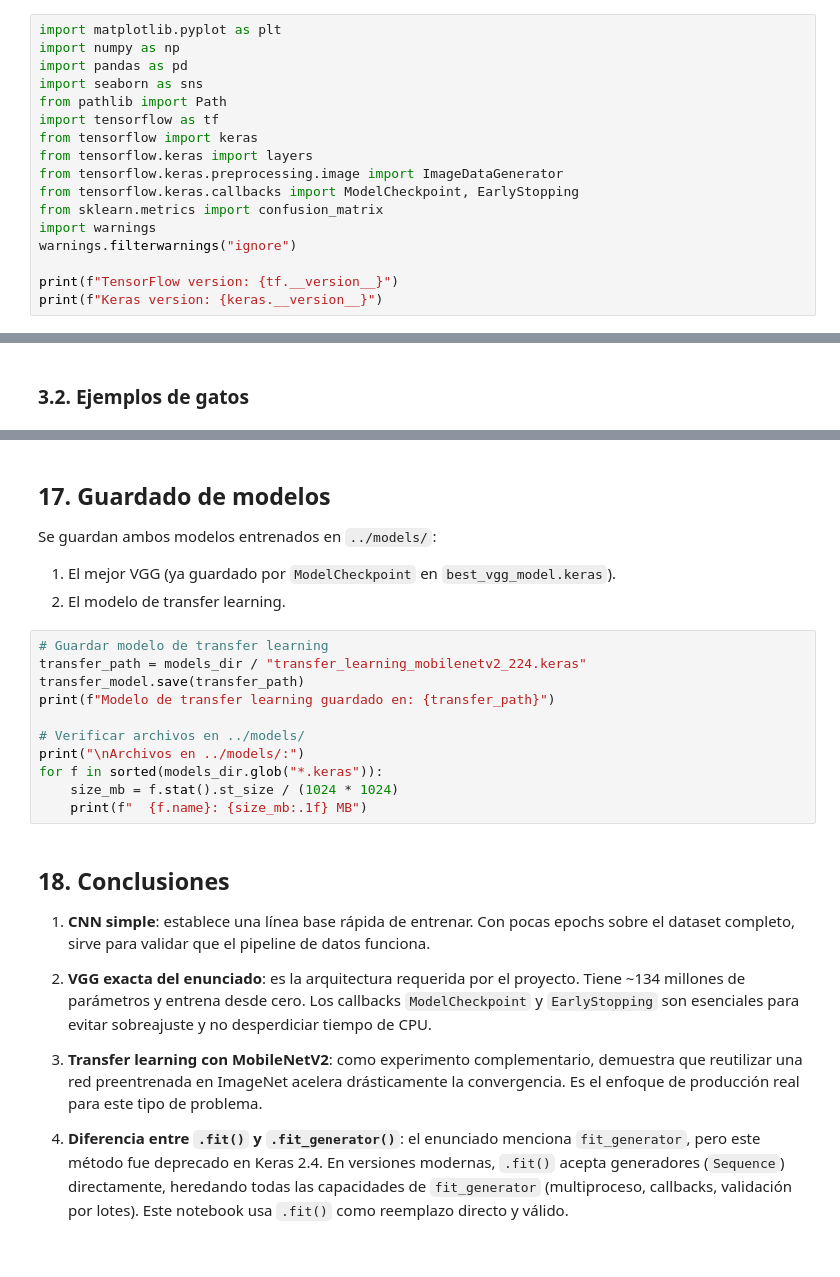
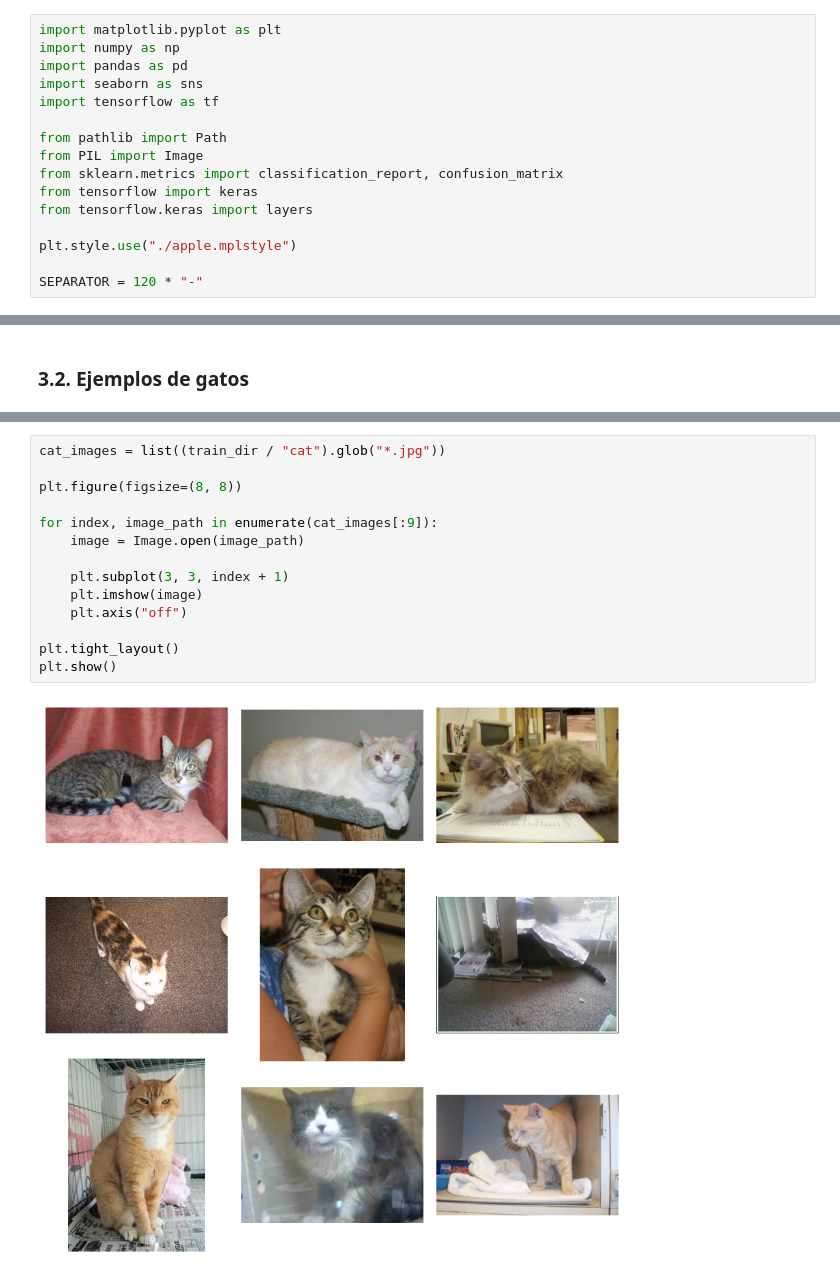
Before and after one commit to Cerco01/deep-learning-image-classifier-project, a Jupyter notebook: src/explore.ipynb, the cells around one changed output, grey strips where cells are left out. Cells and saved outputs as stored; diff of their text form.

```diff
--- a/src/explore.ipynb
+++ b/src/explore.ipynb
@@ -15,15 +11,14 @@ import matplotlib.pyplot as plt
 import numpy as np
 import pandas as pd
 import seaborn as sns
+import tensorflow as tf
+
 from pathlib import Path
-import tensorflow as tf
+from PIL import Image
+from sklearn.metrics import classification_report, confusion_matrix
 from tensorflow import keras
 from tensorflow.keras import layers
-from tensorflow.keras.preprocessing.image import ImageDataGenerator
-from tensorflow.keras.callbacks import ModelCheckpoint, EarlyStopping
-from sklearn.metrics import confusion_matrix
-import warnings
-warnings.filterwarnings("ignore")
 
-print(f"TensorFlow version: {tf.__version__}")
-print(f"Keras version: {keras.__version__}")
+plt.style.use("./apple.mplstyle")
+
+SEPARATOR = 120 * "-"
@@ -445,27 +77,16 @@ plt.show()
-# %% [markdown]
-## 17. Guardado de modelos
-
-Se guardan ambos modelos entrenados en `../models/`:
-1. El mejor VGG (ya guardado por `ModelCheckpoint` en `best_vgg_model.keras`).
-2. El modelo de transfer learning.
-# %%
-# Guardar modelo de transfer learning
-transfer_path = models_dir / "transfer_learning_mobilenetv2_224.keras"
-transfer_model.save(transfer_path)
-print(f"Modelo de transfer learning guardado en: {transfer_path}")
-
-# Verificar archivos en ../models/
-print("\nArchivos en ../models/:")
-for f in sorted(models_dir.glob("*.keras")):
-    size_mb = f.stat().st_size / (1024 * 1024)
-    print(f"  {f.name}: {size_mb:.1f} MB")
-# %% [markdown]
-## 18. Conclusiones
-
-1. **CNN simple**: establece una línea base rápida de entrenar. Con pocas epochs sobre el dataset completo, sirve para validar que el pipeline de datos funciona.
-
-2. **VGG exacta del enunciado**: es la arquitectura requerida por el proyecto. Tiene ~134 millones de parámetros y entrena desde cero. Los callbacks `ModelCheckpoint` y `EarlyStopping` son esenciales para evitar sobreajuste y no desperdiciar tiempo de CPU.
-
-3. **Transfer learning con MobileNetV2**: como experimento complementario, demuestra que reutilizar una red preentrenada en ImageNet acelera drásticamente la convergencia. Es el enfoque de producción real para este tipo de problema.
-
-4. **Diferencia entre `.fit()` y `.fit_generator()`**: el enunciado menciona `fit_generator`, pero este método fue deprecado en Keras 2.4. En versiones modernas, `.fit()` acepta generadores (`Sequence`) directamente, heredando todas las capacidades de `fit_generator` (multiproceso, callbacks, validación por lotes). Este notebook usa `.fit()` como reemplazo directo y válido.
+# %%
+cat_images = list((train_dir / "cat").glob("*.jpg"))
+
+plt.figure(figsize=(8, 8))
+
+for index, image_path in enumerate(cat_images[:9]):
+    image = Image.open(image_path)
+
+    plt.subplot(3, 3, index + 1)
+    plt.imshow(image)
+    plt.axis("off")
+
+plt.tight_layout()
+plt.show()
+# %% [output]
+[figure, added]
```
Also changed, not shown: parts of 87 cells of this notebook.
